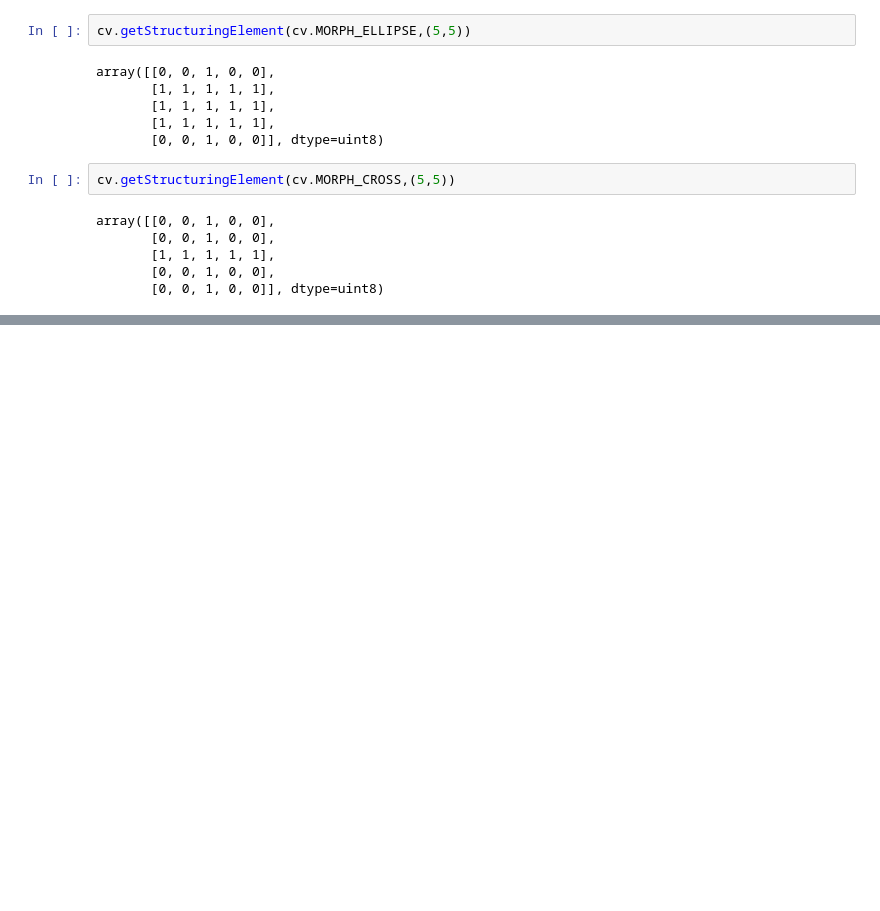
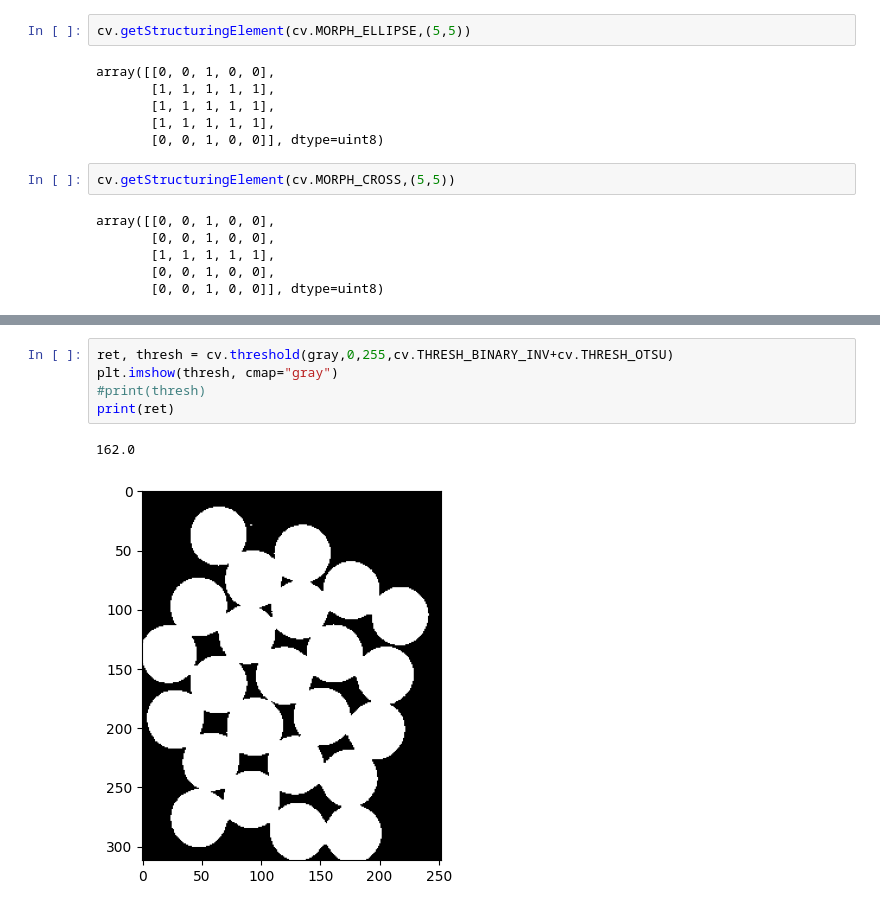
Before and after one commit to gangaholi/KSIT_CSE, a Jupyter notebook: 06_Thresholding_segmentation_Morphological_Transformations.ipynb, the cells around one changed output, grey strips where cells are left out. Cells and saved outputs as stored; diff of their text form; blank space fills up the shorter version.

```diff
--- a/06_Thresholding_segmentation_Morphological_Transformations.ipynb
+++ b/06_Thresholding_segmentation_Morphological_Transformations.ipynb
@@ -216,0 +258,8 @@ https://towardsdatascience.com/understanding-morphological-image-processing-and-
+# %%
+ret, thresh = cv.threshold(gray,0,255,cv.THRESH_BINARY_INV+cv.THRESH_OTSU)
+plt.imshow(thresh, cmap="gray")
+#print(thresh)
+print(ret)
+# %% [output]
+162.0
+[figure, added]
```
Also changed, not shown: parts of 12 cells of this notebook, 3 other files.
